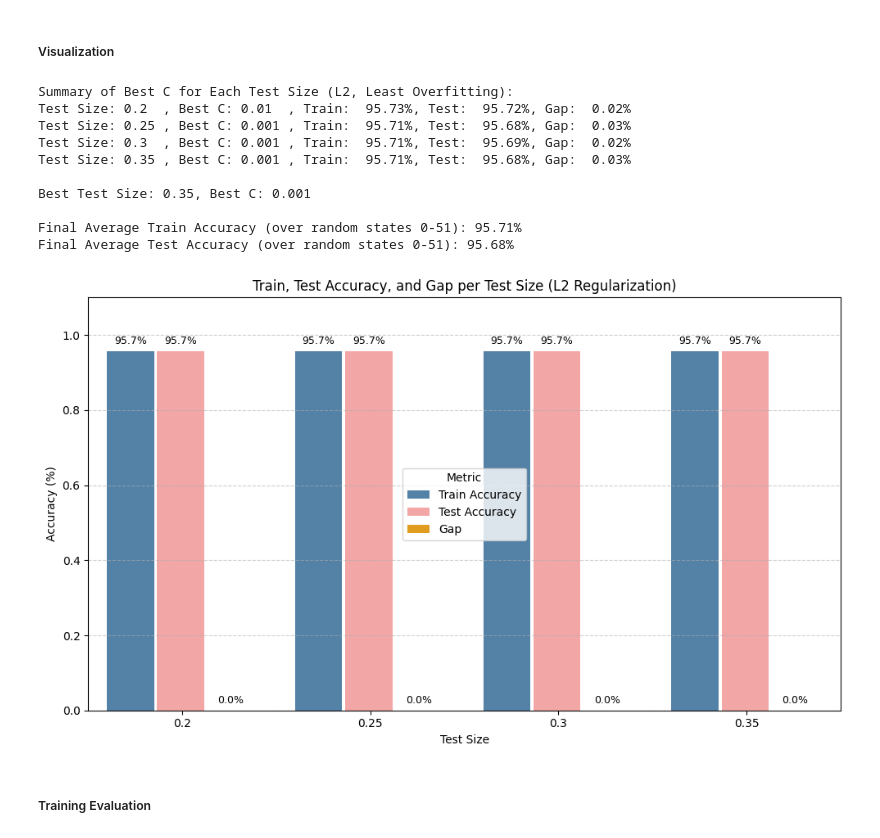
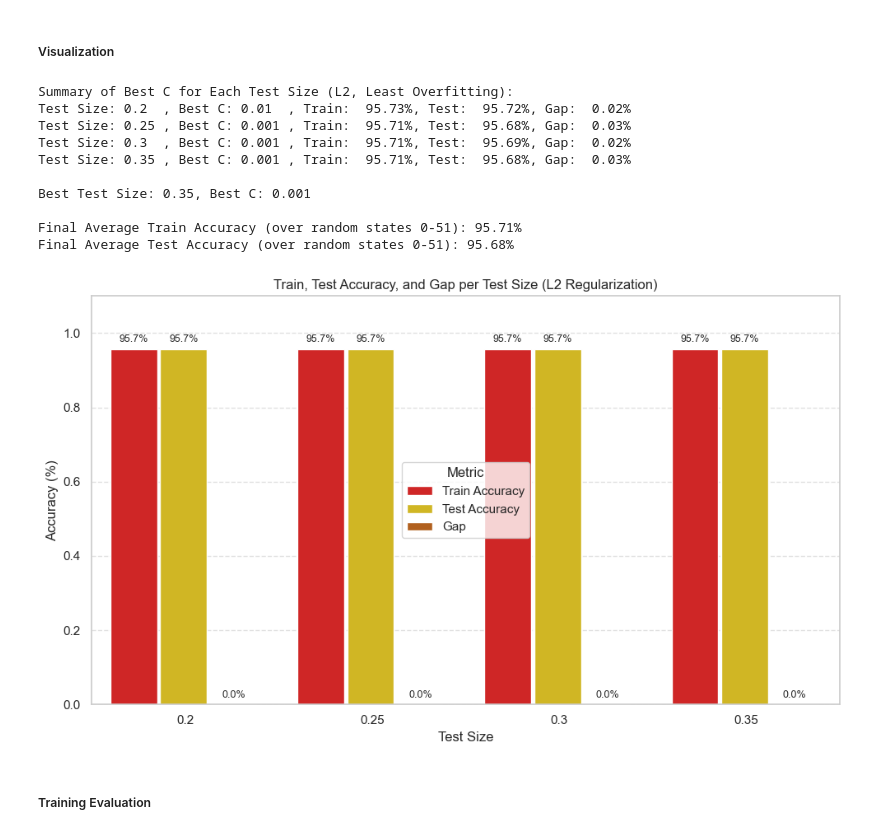
Before and after one commit to npesaras/exploratory-data-analysis, a Jupyter notebook: src/diabetes-prediction.ipynb, the cells around one changed output. Saved outputs shown, nothing was run; the diff lists cells and outputs as text; code cells hidden in the pictures.

```diff
--- a/src/diabetes-prediction.ipynb
+++ b/src/diabetes-prediction.ipynb
@@ -838,11 +854,10 @@ melted = summary_df.melt(id_vars=["Test Size"],
                          value_vars=["Train Accuracy", "Test Accuracy", "Gap"],
                          var_name="Metric", value_name="Accuracy")
 
-# Softer color palette for L1 plot
 color_palette = {
-    "Train Accuracy": "#0825cc",
-    "Test Accuracy": "#0dc4c4",  # softer red
-    "Gap": "#db6809"
+    "Train Accuracy": "#eb0a0a",
+    "Test Accuracy": "#ecca08",  # softer red
+    "Gap": "#ca5e05"
 }
 
 # Plot
@@ -904,7 +931,7 @@ for i, bar in enumerate(bars):
              f'{sorted_importance[i]:.2f}%',
              ha='left',
              va='center',
-             fontweight='bold')
+             fontweight='regular')
 
 # Add title and labels - changed to L1 instead of L2
 plt.title('Logistic Regression L1 Feature Importance', fontsize=15)
@@ -1112,11 +1154,10 @@ melted = summary_df.melt(id_vars=["Test Size"],
                          value_vars=["Train Accuracy", "Test Accuracy", "Gap"],
                          var_name="Metric", value_name="Accuracy")
 
-# Softer color palette for L2 plot
 color_palette = {
-    "Train Accuracy": "steelblue",
-    "Test Accuracy": "#ff9999",  # softer red
-    "Gap": "orange"
+    "Train Accuracy": "#eb0a0a",
+    "Test Accuracy": "#ecca08",  # softer red
+    "Gap": "#ca5e05"
 }
 
 # Plot
@@ -1187,7 +1228,7 @@ for i, bar in enumerate(bars):
              f'{sorted_importance[i]:.2f}%',
              ha='left',
              va='center',
-             fontweight='bold')
+             fontweight='regular')
 
 # Update title and labels to match the SVM L2 model
 plt.title('SVM L2 Feature Importance', fontsize=15)
@@ -1329,11 +1367,10 @@ melted = summary_df.melt(id_vars=["Test Size"],
                          value_vars=["Train Accuracy", "Test Accuracy", "Gap"],
                          var_name="Metric", value_name="Accuracy")
 
-# Softer color palette for L2 plot
 color_palette = {
-    "Train Accuracy": "steelblue",
-    "Test Accuracy": "#ff9999",  # softer red
-    "Gap": "orange"
+    "Train Accuracy": "#eb0a0a",
+    "Test Accuracy": "#ecca08",  # softer red
+    "Gap": "#ca5e05"
 }
 
 # Plot
@@ -1349,34 +1386,34 @@ for container in ax.containers:
 # Add percentage labels on top
 for container in ax.containers:
     for bar in container:
         height = bar.get_height()
         ax.annotate(f'{height * 100:.1f}%',
                     xy=(bar.get_x() + bar.get_width() / 2, height),
                     xytext=(0, 4),
                     textcoords="offset points",
                     ha='center', va='bottom', fontsize=9)
 
 # Final styling
 plt.title("Train, Test Accuracy, and Gap per Test Size (L2 Regularization)")
 plt.ylabel("Accuracy (%)")
 plt.xlabel("Test Size")
 plt.ylim(0, 1.1)
 plt.legend(title="Metric")
 plt.grid(axis='y', linestyle='--', alpha=0.6)
 plt.tight_layout()
 plt.show()
 # %% [output]
 Summary of Best C for Each Test Size (L2, Least Overfitting):
 Test Size: 0.2  , Best C: 0.01  , Train:  95.73%, Test:  95.72%, Gap:  0.02%
 Test Size: 0.25 , Best C: 0.001 , Train:  95.71%, Test:  95.68%, Gap:  0.03%
 Test Size: 0.3  , Best C: 0.001 , Train:  95.71%, Test:  95.69%, Gap:  0.02%
 Test Size: 0.35 , Best C: 0.001 , Train:  95.71%, Test:  95.68%, Gap:  0.03%
 
 Best Test Size: 0.35, Best C: 0.001
 
 Final Average Train Accuracy (over random states 0-51): 95.71%
 Final Average Test Accuracy (over random states 0-51): 95.68%
-[figure, old version]
+[figure, new version]
 # %% [markdown]
 ##### Training Evaluation
 # %%
```
Also changed, not shown: parts of 36 cells of this notebook.
